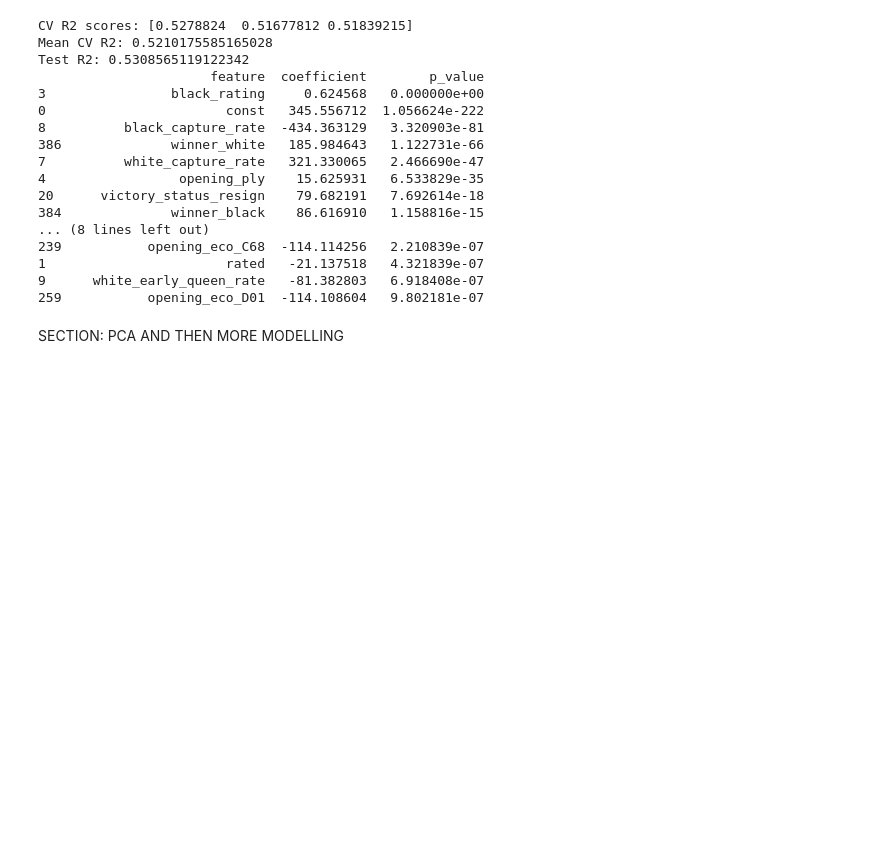
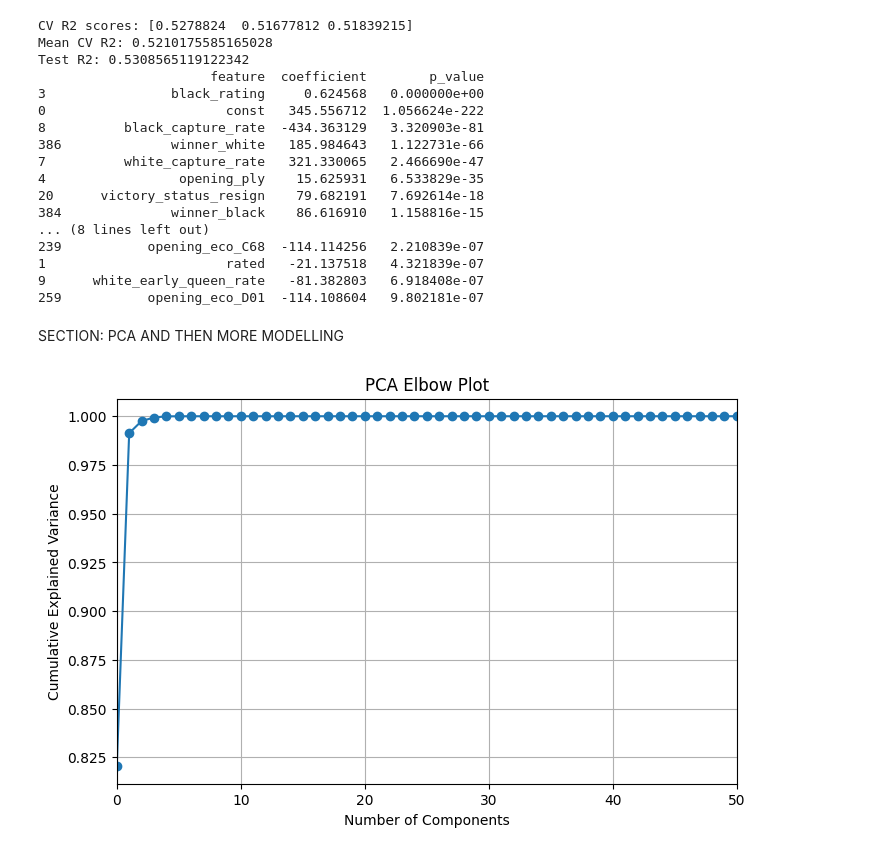
Before and after one commit to pizzeman/Machine_Learning_Project, a Jupyter notebook: chess_project.ipynb, the cells around one changed output. Saved outputs shown, nothing was run; the diff lists cells and outputs as text; code cells hidden in the pictures; blank space fills up the shorter version.

```diff
--- a/chess_project.ipynb
+++ b/chess_project.ipynb
@@ -418,3 +418,25 @@ Test R2: 0.5308565119122342
 259           opening_eco_D01  -114.108604   9.802181e-07
 # %% [markdown]
 SECTION: PCA AND THEN MORE MODELLING
+# %%
+# PCA
+from sklearn.decomposition import PCA
+
+pca = PCA()
+pca.fit(df_clean)
+
+# Explained variance
+explained_variance = pca.explained_variance_ratio_
+cumulative_variance = np.cumsum(explained_variance)
+
+# Plot elbow curve
+plt.figure(figsize=(8,5))
+plt.plot(range(len(explained_variance)), cumulative_variance, marker='o')
+plt.xlim(0, 50)
+plt.xlabel("Number of Components")
+plt.ylabel("Cumulative Explained Variance")
+plt.title("PCA Elbow Plot")
+plt.grid(True)
+plt.show()
+# %% [output]
+[figure, added]
```
